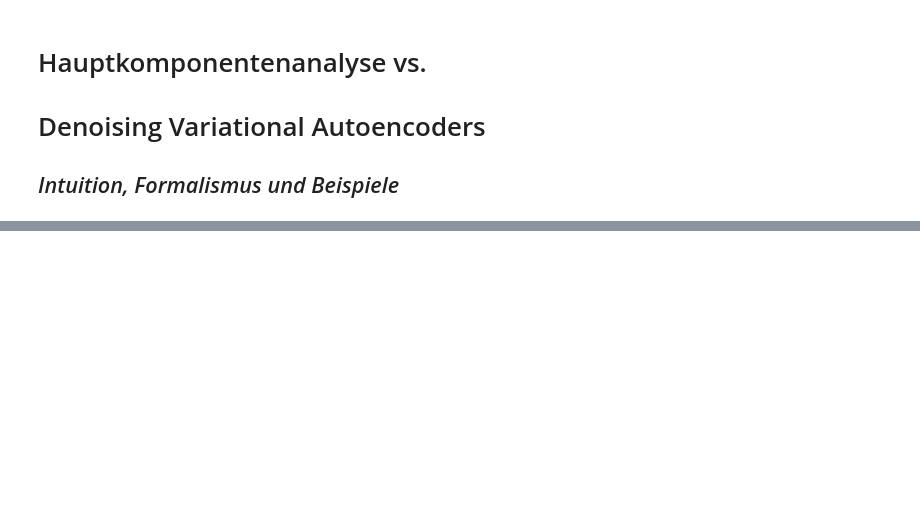
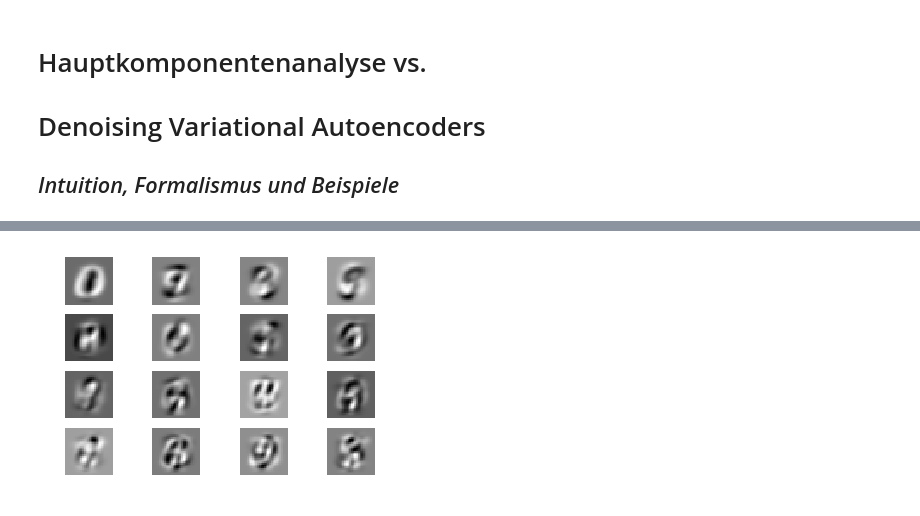
Before and after one commit to caxenie/pca-vs-dvae, a Jupyter notebook: PCAvsDVAE.ipynb, the cells around one changed output, grey strips where cells are left out. Cells and saved outputs as stored; diff of their text form; code cells hidden in the pictures; blank space fills up the shorter version.

```diff
--- a/PCAvsDVAE.ipynb
+++ b/PCAvsDVAE.ipynb
@@ -17,0 +27,33 @@ jupyter nbconvert PCAvsDVAE.ipynb --to slides --post serve
+# %%
+from keras.datasets import mnist
+from keras.layers import Input, Dense
+from keras import regularizers, models, optimizers
+import numpy as np
+from sklearn.decomposition import PCA
+import matplotlib.pyplot as plt
+
+# Analytical PCA of the training set
+def AnalyticalPCA(y, dimension):
+    pca = PCA(n_components=dimension)
+    pca.fit(y)
+    loadings = pca.components_
+    return loadings
+
+def PlotResults(p,dimension,name):
+    sqrt_dimension = int(np.ceil(np.sqrt(dimension)))
+    plt.figure()
+    for i in range(p.shape[0]):
+        plt.subplot(sqrt_dimension, sqrt_dimension, i + 1)
+        plt.imshow(p[i, :, :],cmap='gray')
+        plt.axis('off')
+    plt.savefig(name + '.png')
+
+dimension = 16                                                                  # feel free to change this, but you may have to tune hyperparameters
+(y, _), (_, _) = mnist.load_data()                                              # load MNIST training images
+shape_y = y.shape                                                               # store shape of y before reshaping it
+y = np.reshape(y,[shape_y[0],shape_y[1]*shape_y[2]]).astype('float32')/255      # reshape y to be a 2D matrix of the dataset
+p_analytical = AnalyticalPCA(y,dimension)                                       # PCA by applying SVD to y
+p_analytical = np.reshape(p_analytical,[dimension,shape_y[1],shape_y[2]])       # reshape loading vectors before plotting
+PlotResults(p_analytical,dimension,'AnalyticalPCA')
+# %% [output]
+[figure, added]
```
Also changed, not shown: parts of 22 cells of this notebook, 7 other files.
